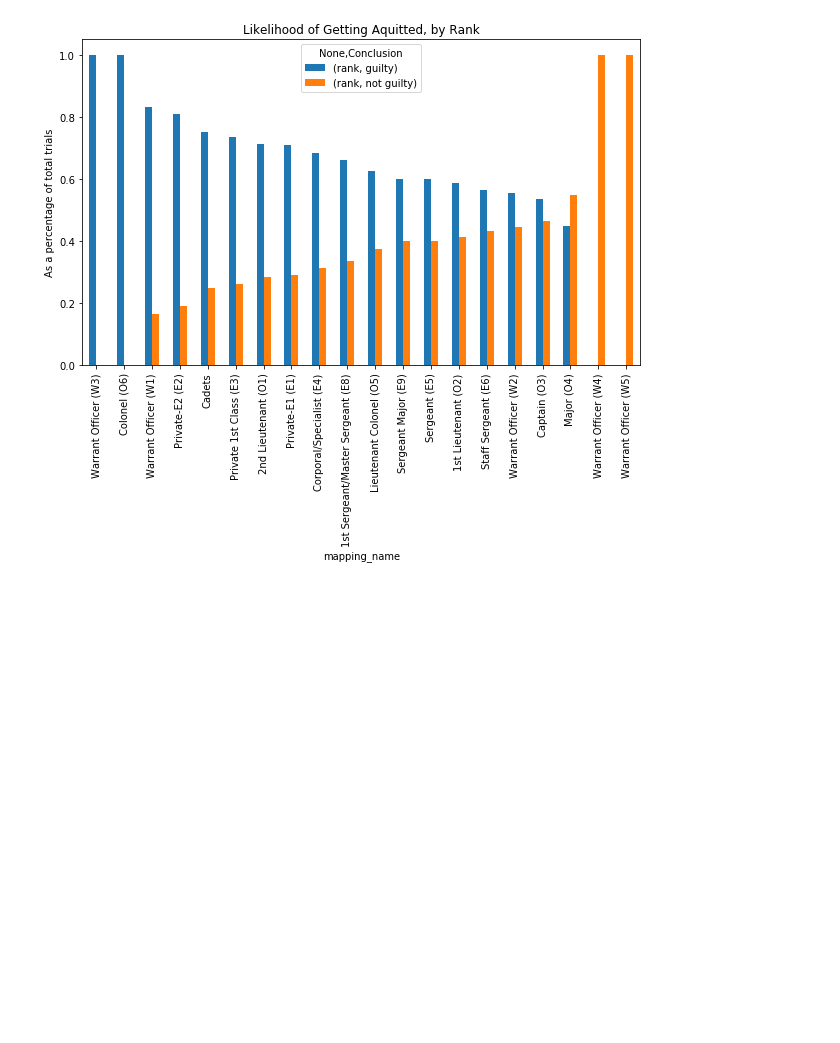
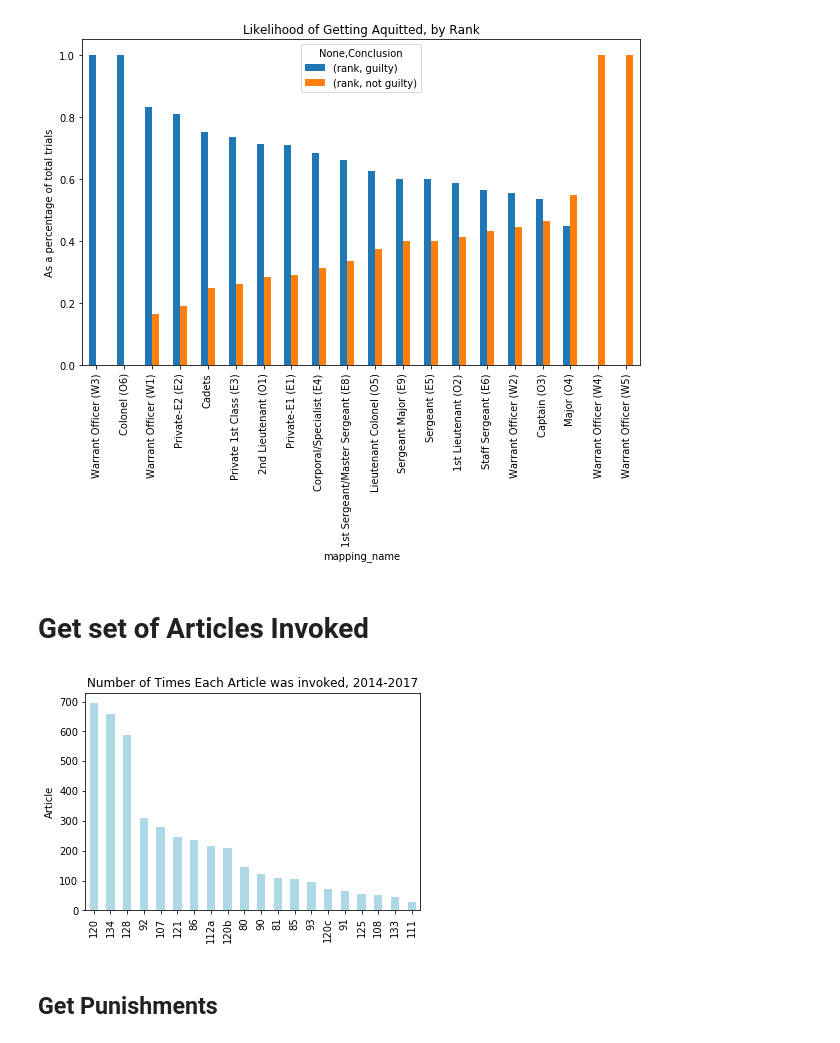
Before and after one commit to alex2awesome/armies-and-spies, a Jupyter notebook: notebooks/2018-01-28__analyze-army-data.ipynb, the cells around one changed output. Cells and saved outputs as stored; diff of their text form; code cells hidden in the pictures; blank space fills up the shorter version.

```diff
--- a/notebooks/2018-01-28__analyze-army-data.ipynb
+++ b/notebooks/2018-01-28__analyze-army-data.ipynb
@@ -152,3 +152,12 @@ plt.title('Likelihood of Getting Aquitted, by Rank')
 # %% [output]
 <matplotlib.text.Text at 0x...>
 [figure]
+# %% [markdown]
+# Get set of Articles Invoked
+# %%
+import re
+army_df['itemized-article-invokations'] = (army_df['Offense']
+                                           .dropna()
+                                           .apply(lambda x: re.findall('\d{2,3}[a-z]{0,1}', x)))
+# %%
+army_df['Year'] = army_df['Document'].apply(lambda x: int(re.search('\d\d\d\d', x).group()) if pd.notnull(x) else np.nan)
@@ -154,0 +175,11 @@ plt.title('Likelihood of Getting Aquitted, by Rank')
+# %%
+article_list = reduce(lambda x,y:
+                      x+y,
+                      army_df['itemized-article-invokations'].dropna().values,
+                      [])
+pd.Series(article_list).value_counts()[:20].plot(kind='bar', color='lightblue')
+plt.ylabel('Count of times invoked')
+plt.ylabel('Article')
+plt.title('Number of Times Each Article was invoked, 2014-2017');
+# %% [output]
+[figure, added]
@@ -154,0 +190,2 @@ plt.title('Likelihood of Getting Aquitted, by Rank')
+# %% [markdown]
+## Get Punishments
```
Also changed, not shown: parts of 31 cells of this notebook.
